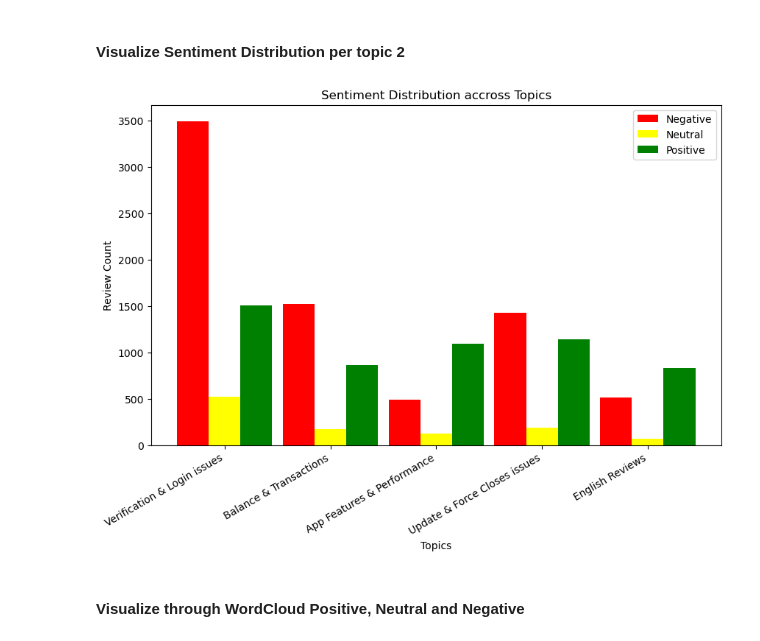
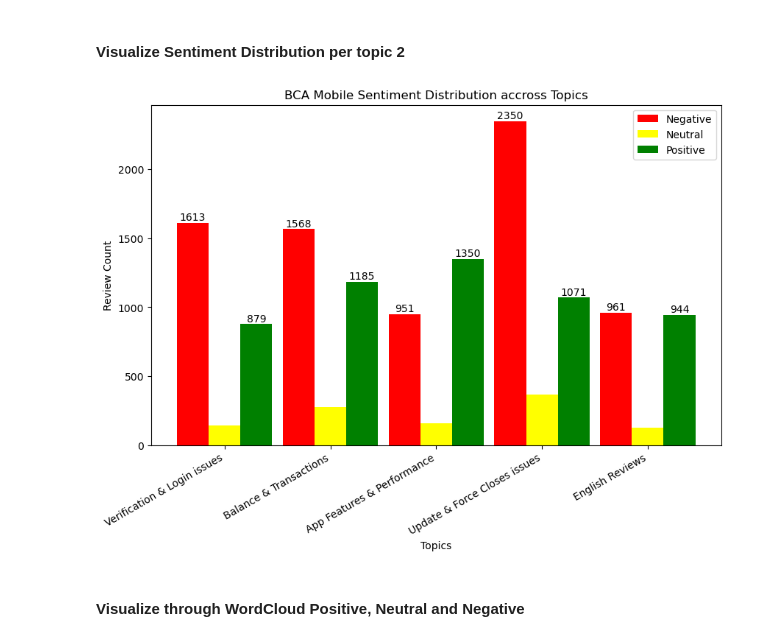
Before and after one commit to darrenxx3/Sentiment-Analysis-thesis-v2, a Jupyter notebook: dataexploration.ipynb, the cells around one changed output. Cells and saved outputs as stored; diff of their text form; code cells hidden in the pictures.

```diff
--- a/dataexploration.ipynb
+++ b/dataexploration.ipynb
@@ -61,14 +61,14 @@ bca = bca.dropna(subset=["content"])
 stop_words_indo = set(stopwords.words("indonesian"))
 stop_words_en = set(stopwords.words("english"))
 custom_stopwords = {"nya", "yg", "gak", "ga", "sih", "dong", "deh", "nih", "aja", "bgt","saya", "dan","sdh","sudah"
-                    ,"sy","lg","tdk"}
+                    ,"sy","lg","tdk", "udah","lagi"}
 
 stop_words = stop_words_indo.union(stop_words_en, custom_stopwords)
 
 def preprocess_text(text):
-    text = text.lower() #convert to lowercase
-    text = re.sub(r'\d+', '',text) #remove numbers
-    text = re.sub(r'[^\w\s]','',text)
+    text = text.lower() #c onvert to lowercase
+    text = re.sub(r'\d+', '',text) # remove numbers
+    text = re.sub(r'[^\w\s]','',text) # remove special characters
     text = re.sub(r'(.)\1+', r'\1\1', text) #limit repeating characters
     tokens = word_tokenize(text)
     tokens = [word for word in tokens if word not in stop_words]
@@ -142,42 +164,67 @@ plt.show()
 # %% [markdown]
 #### Visualize Sentiment Distribution per topic 2
 # %%
-sentiment_per_topic = np.zeros((5,3))
+sentiment_per_topic = np.zeros((5,3)) # 5 topics array , 3 sentiment categories
 
+# predefined toppings to aligned the LDA results
+topic_mapping = {
+    0: 2,  # Topic 0 -> "App Features & Performance"
+    1: 3,  # Topic 1 -> "Update & Force Closes issues"
+    2: 1,  # Topic 2 -> "Balance & Transactions"
+    3: 4,  # Topic 3 -> "English Reviews"
+    4: 0   # Topic 4 -> "Verification & Login issues"
+}
+
+# count sentiment per topic
 for i, doc in enumerate(topic_counts):
     if i < len(bca):
-        main_topic = max(doc, key=lambda x: x[1])[0]
+        main_topic = max(doc, key=lambda x: x[1])[0] # Get most relevant topic
+        mapped_topic = topic_mapping[main_topic] # Map to predefined label
         sentiment = int(bca.iloc[i]["sentiment"])
-        sentiment_per_topic[main_topic][sentiment] +=1
+        sentiment_per_topic[mapped_topic][sentiment] +=1
 
-#plot sentiment breakdown per topic
+# for i, doc in enumerate(topic_counts):
+#     if i < len(bca):
+#         main_topic = max(doc, key=lambda x: x[1])[0]
+#         sentiment = int(bca.iloc[i]["sentiment"])
+#         sentiment_per_topic[main_topic][sentiment] +=1
 
+# plot sentiment labels and colors
 sentiment_labels = ["Negative","Neutral","Positive"]
 colors = ["red","yellow","green"]
 
-
+# plot sentiment breakdown per topic
 fig, ax = plt.subplots(figsize=(10,6))
 bar_width = 0.3
 
+#plot bars for each sentiment
+bars = []
 for i in range(3):
-    ax.bar(
-        np.arange(5) + i * bar_width,  # Added a comma here
+    bars.append(ax.bar(
+        np.arange(5) + i * bar_width,  # Added a comma here, and position bars
         sentiment_per_topic[:, i],
         bar_width,
         label=sentiment_labels[i],
         color=colors[i]
-    )
+    ))
 
 ax.set_xlabel("Topics")
 ax.set_ylabel("Review Count")
-ax.set_title("Sentiment Distribution accross Topics")
+ax.set_title("BCA Mobile Sentiment Distribution accross Topics")
 ax.set_xticks(np.arange(5)+ bar_width)
 ax.set_xticklabels(topic_labels, rotation=30,ha="right")
 ax.legend()
 
+# add labels on top of each negative and positive bars
+for i in range(5):
+    for j in [0,2]: # 0: negative 2: positive
+        bar = bars[j][i]
+        yval = bar.get_height()
+        ax.text(bar.get_x()+ bar.get_width() / 2, yval + 1, int(yval), ha='center', va='bottom')
+
 plt.show()
 # %% [output]
-[figure, old version]
+[figure, new version]
 # %% [markdown]
 #### Visualize through WordCloud Positive, Neutral and Negative
 # %%
```
Also changed, not shown: parts of 3 cells of this notebook, 1 other file.
